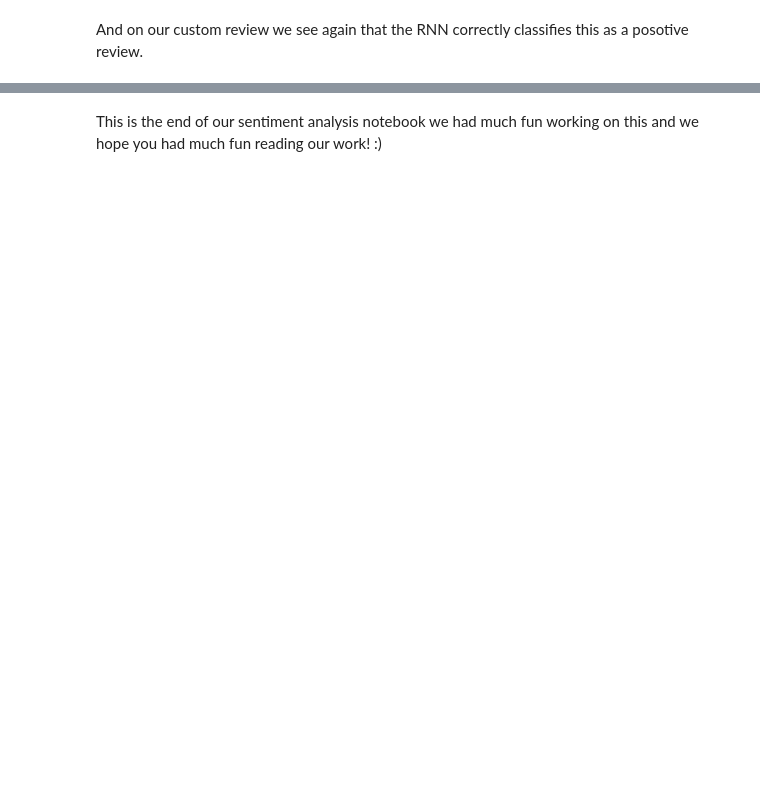
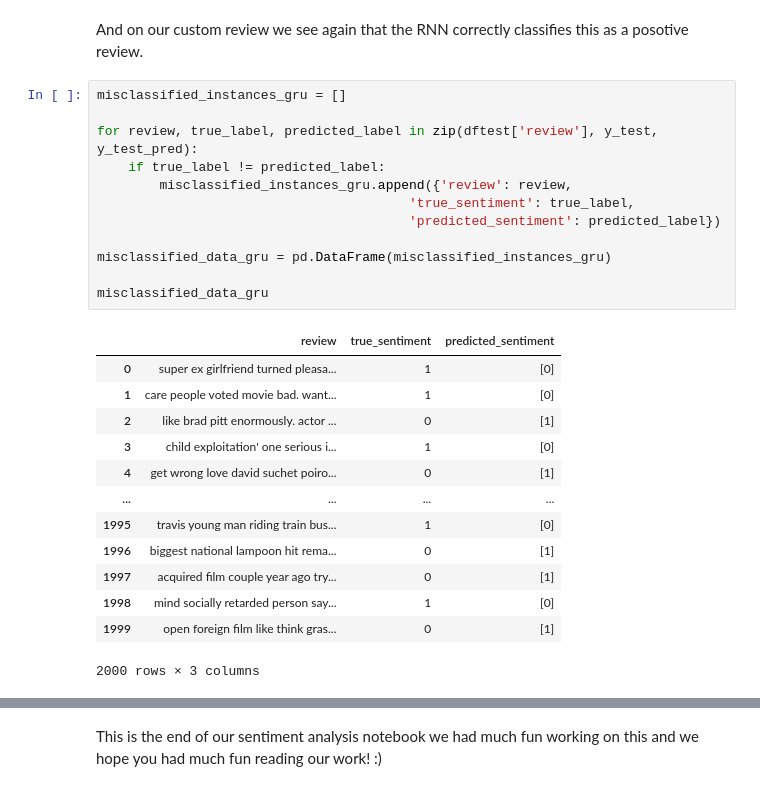
Before and after one commit to SuleymanIII/IMDBMOVIES, a Jupyter notebook: Project.ipynb, the cells around one changed output, grey strips where cells are left out. Saved outputs shown, nothing was run; the diff lists cells and outputs as text; blank space fills up the shorter version.

```diff
--- a/Project.ipynb
+++ b/Project.ipynb
@@ -781,3 +925,29 @@ print(y_review)
 [[1]]
 # %% [markdown]
 And on our custom review we see again that the RNN correctly classifies this as a posotive review.
+# %%
+misclassified_instances_gru = []
+
+for review, true_label, predicted_label in zip(dftest['review'], y_test, y_test_pred):
+    if true_label != predicted_label:
+        misclassified_instances_gru.append({'review': review,
+                                        'true_sentiment': true_label,
+                                        'predicted_sentiment': predicted_label})
+
+misclassified_data_gru = pd.DataFrame(misclassified_instances_gru)
+
+misclassified_data_gru
+# %% [output]
+|  | review | true_sentiment | predicted_sentiment |
+| 0 | super ex girlfriend turned pleasa... | 1 | [0] |
+| 1 | care people voted movie bad. want... | 1 | [0] |
+| 2 | like brad pitt enormously. actor ... | 0 | [1] |
+| 3 | child exploitation' one serious i... | 1 | [0] |
+| 4 | get wrong love david suchet poiro... | 0 | [1] |
+| ... | ... | ... | ... |
+| 1995 | travis young man riding train bus... | 1 | [0] |
+| 1996 | biggest national lampoon hit rema... | 0 | [1] |
+| 1997 | acquired film couple year ago try... | 0 | [1] |
+| 1998 | mind socially retarded person say... | 1 | [0] |
+| 1999 | open foreign film like think gras... | 0 | [1] |
+2000 rows × 3 columns
```
Also changed, not shown: parts of 18 cells of this notebook.
